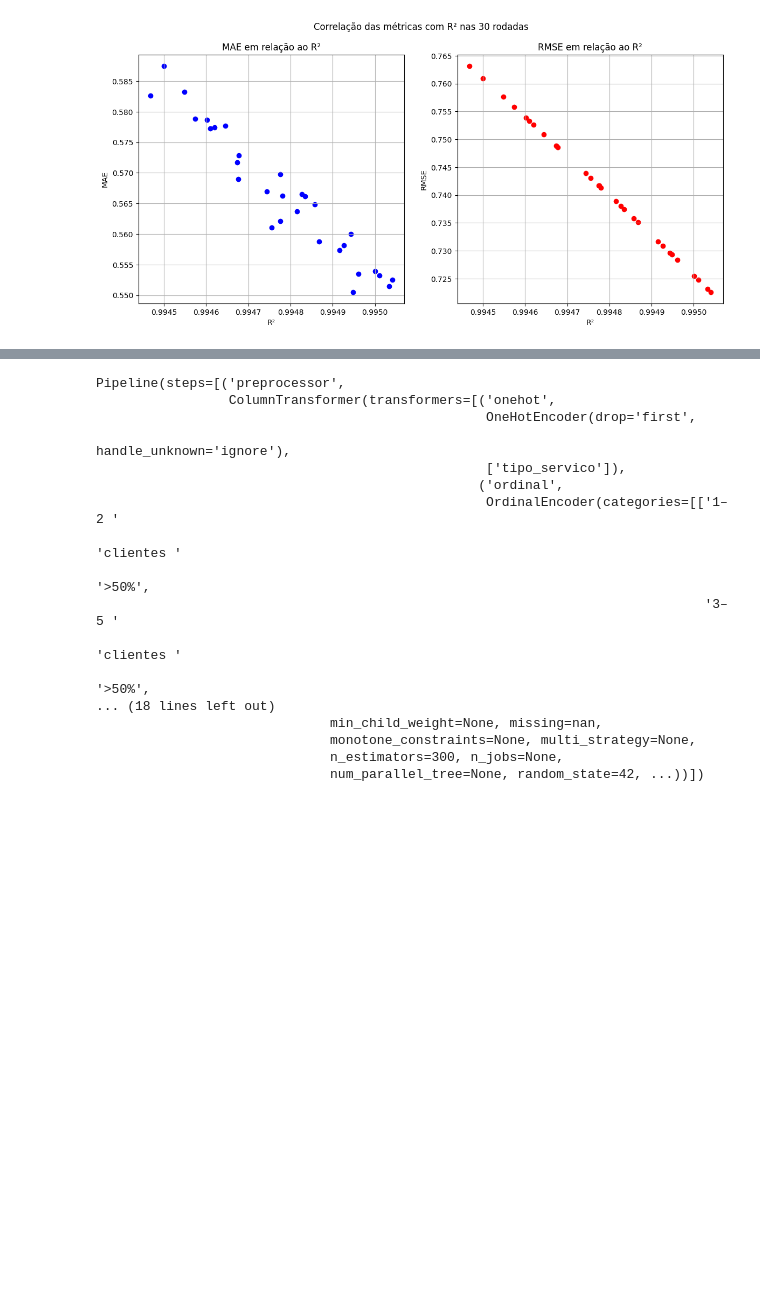
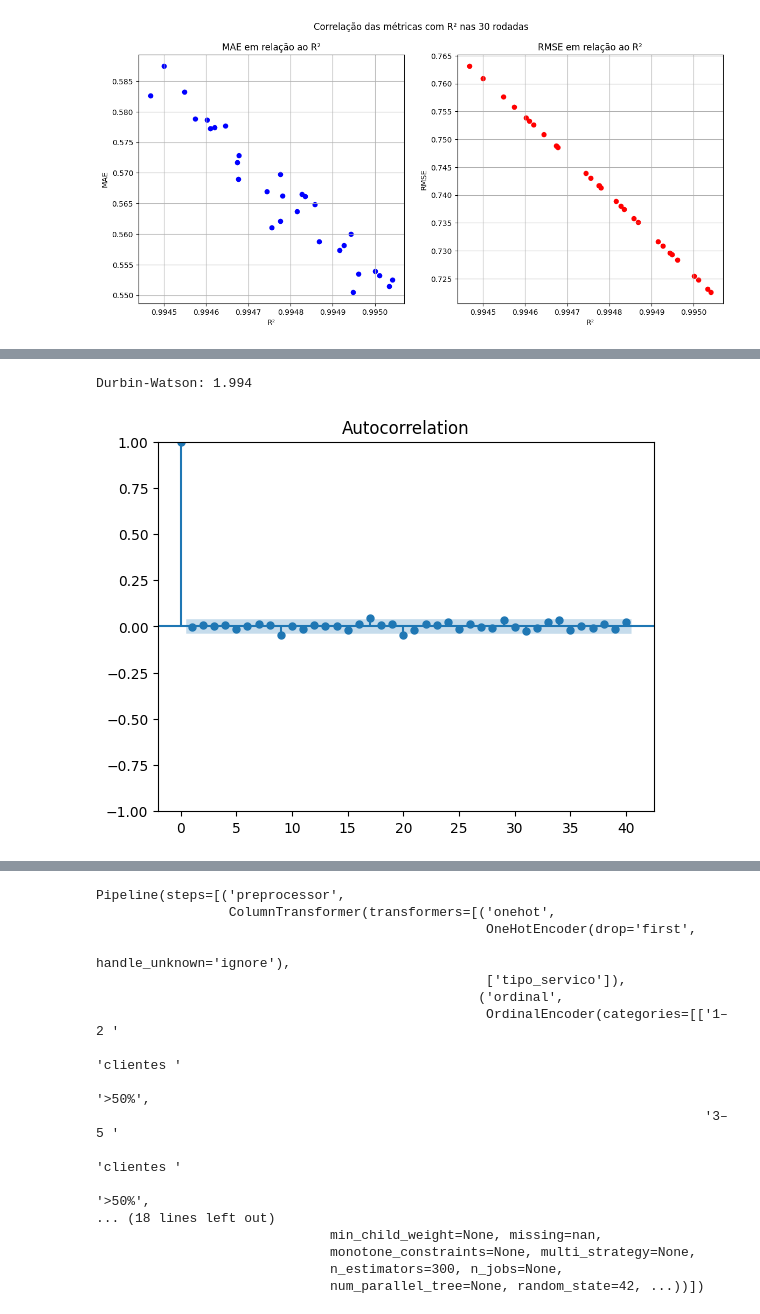
Before and after one commit to fhdataanalysis-projects/emprel_machinelearning, a Jupyter notebook: notebooks/best_model.ipynb, the cells around one changed output, grey strips where cells are left out. Saved outputs shown, nothing was run; the diff lists cells and outputs as text; code cells hidden in the pictures; blank space fills up the shorter version.

```diff
--- a/notebooks/best_model.ipynb
+++ b/notebooks/best_model.ipynb
@@ -97,0 +129,9 @@ max     0.587481   0.763184   0.995041
+# %%
+# --- Independência ---
+dw = durbin_watson(residuos)
+print(f"Durbin-Watson: {dw:.3f}")
+sm.graphics.tsa.plot_acf(residuos, lags=40)
+plt.show()
+# %% [output]
+Durbin-Watson: 1.994
+[figure, added]
```
Also changed, not shown: parts of 19 cells of this notebook, 2 other files.
